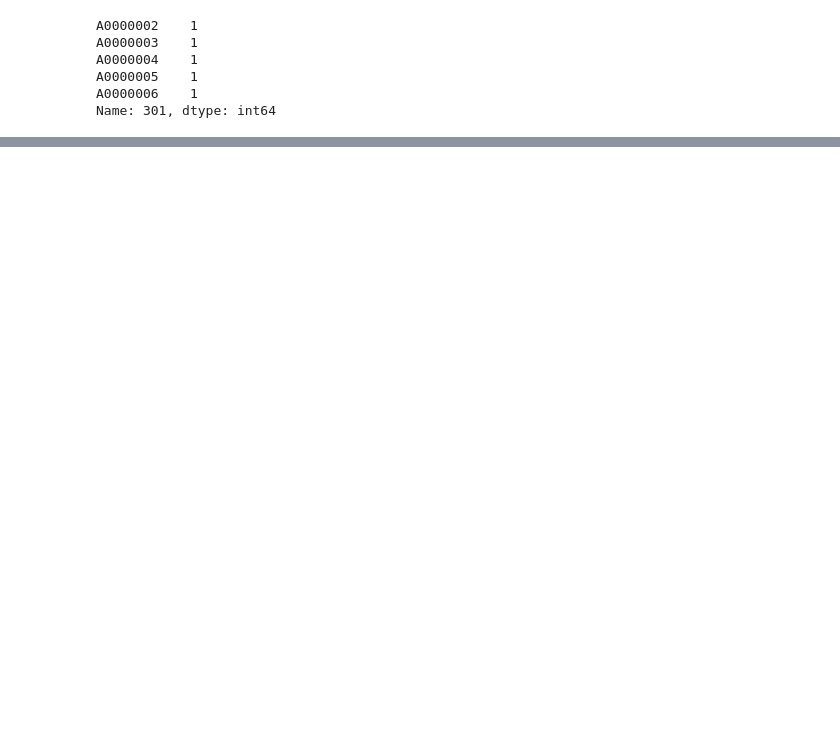
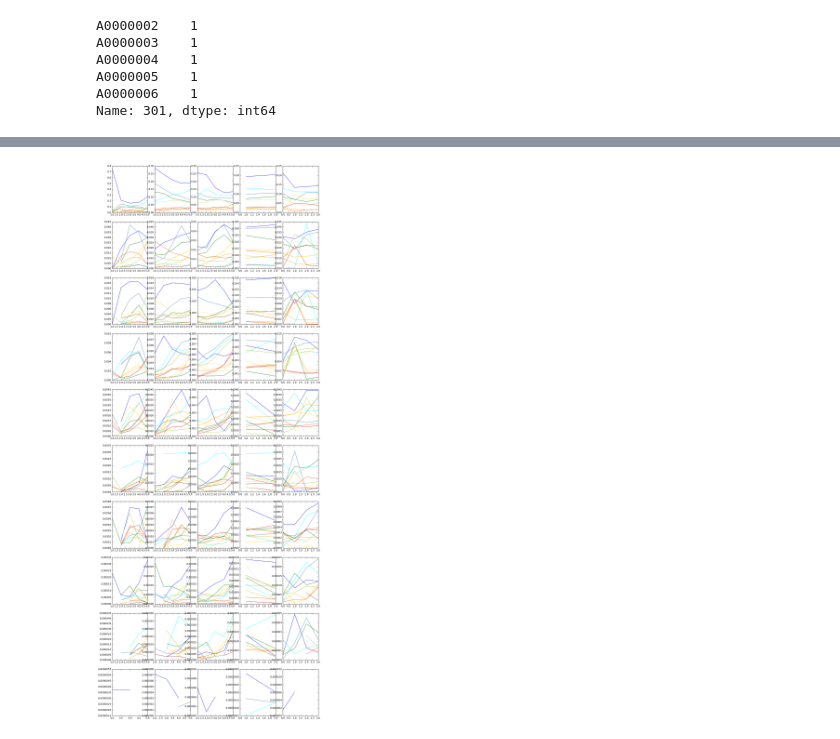
Before and after one commit to SaucePan1/CMDatathon, a Jupyter notebook: VisualizeData.ipynb, the cells around one changed output, grey strips where cells are left out. Cells and saved outputs as stored; diff of their text form; code cells hidden in the pictures; blank space fills up the shorter version.

```diff
--- a/VisualizeData.ipynb
+++ b/VisualizeData.ipynb
@@ -840,0 +500,4 @@ idVSProdLastN.head()
+# %%
+data.head()
+df=data[data.Cod_Prod == 601]
+df.head()
@@ -840,0 +600,10 @@ idVSProdLastN.head()
+# %%
+%%time
+#Sort de los productos ppor frequencia. PARA PODER VISUALIZARLOS BIEN
+products=data.Cod_Prod.unique()
+j=0
+a=pd.DataFrame(products, columns=['Cod_Prod'][:5]) #incializamos data frame
+a['Max']=np.arange(94, dtype=float)
+for i in products:
+    a.Max[j]=np.max(np.max(product_rel(data, i)))
+    j=j+1
@@ -840,0 +616,7 @@ idVSProdLastN.head()
+# %%
+
+a.sort(columns='Max', ascending=False, inplace=True)
+a.tail()
+products=a.Cod_Prod.values
+print products
+a.head()
@@ -840,0 +637,25 @@ idVSProdLastN.head()
+# %%
+#Plots ##LO QUE TOCA
+#Pequeño problema, si los productos 'raros' se comparan a productos mas frecuentes la visualizacion se vuelve mas dificil.
+
+rcParams['figure.figsize'] = 15, 40
+rows=10
+cols=5
+f, ax2= plt.subplots(rows, cols, sharex=False, sharey=False)
+colors = ['#0000FF','#4682B4','#00FFFF','#008000','#9ACD32','#EEE8AA','#FFD700','#FFA500','#FF4500','#B22222']
+
+for i in range(0, products.size/10+1):
+    for j in range(10):
+        if 10*i+j < products.size: #Products definido en la celda de arriba
+            product = products[10*i+j]
+            df=product_rel(data, product)
+            ax2[i,0].plot(df.index.values, df.Socio_Demo_01, color=colors[j], label=str(product))
+            ax2[i,1].plot(df.index.values, df.Socio_Demo_02, color=colors[j], label=str(product))
+            ax2[i,2].plot(df.index.values, df.Socio_Demo_03, color=colors[j], label=str(product))
+            ax2[i,3].plot([1,2], df.Socio_Demo_04[:2], color=colors[j], label=str(product))
+            ax2[i,4].plot(range(4), df.Socio_Demo_05[:4], color=colors[j], label=str(product))
+    #leyenda for k in range(5):
+        #handles, labels = ax2[i,k].get_legend_handles_labels()
+        #ax2[i,k].legend(handles,labels,loc='upper left')
+# %% [output]
+[figure, added]
```
Also changed, not shown: parts of 133 cells of this notebook.
